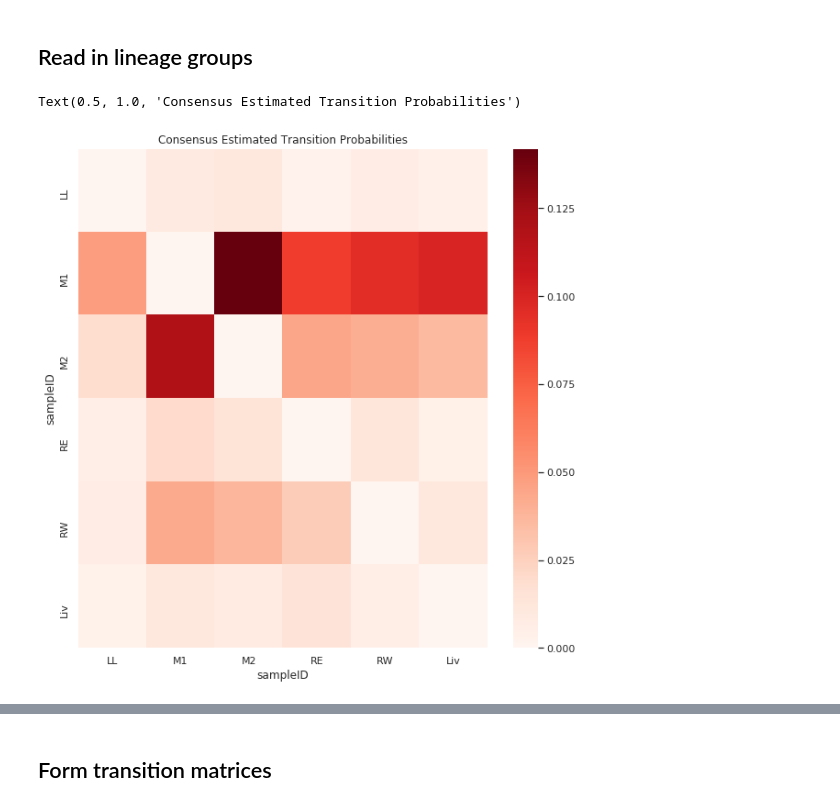
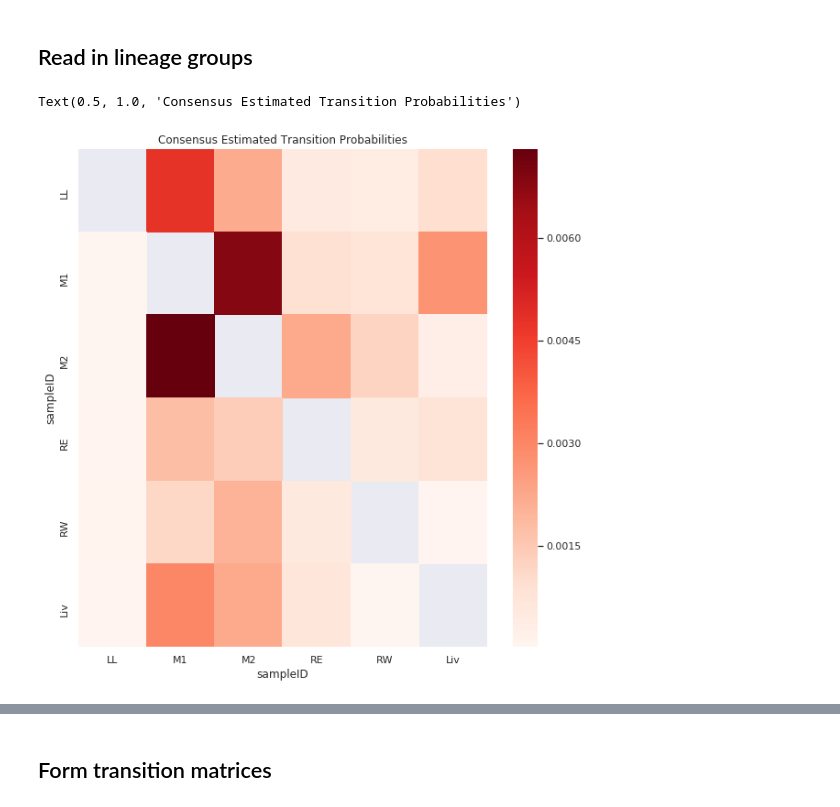
Before and after one commit to mattjones315/MetastasisTracing, a Jupyter notebook: infer_transition_matrices.ipynb, the cells around one changed output, grey strips where cells are left out. Saved outputs shown, nothing was run; the diff lists cells and outputs as text; code cells hidden in the pictures.

Commit message:
added nn-allele calc & new metastatic transition alg

```diff
--- a/infer_transition_matrices.ipynb
+++ b/infer_transition_matrices.ipynb
@@ -165,17 +252,16 @@ def compute_transitions(t, meta):
 # %%
-t = nx.balanced_tree(2, 3, create_using=nx.DiGraph)
+t = nx.balanced_tree(2,3, create_using=nx.DiGraph())
 
-rndict = {}
+rndict={}
 for n in t.node:
     nn = Node(n, [])
     rndict[n] = nn
+
 t = nx.relabel_nodes(t, rndict)
 
-label_dict = {7: 'HH', 8: 'LL', 9: 'LL', 10: 'MM', 11: 'MM', 12: 'HH', 13: 'HH', 14: 'HH'}
+label_dict = {7: 'H', 8: 'G', 9: 'G', 10: 'M', 11: 'L', 12: 'M', 13: 'L', 14: 'M'}
 
 meta = pd.DataFrame.from_dict(label_dict, orient='index')
-
-#LARR = np.zeros((len(t.nodes()), len(meta.iloc[:,0].unique())))
 
 root = [n for n in t if t.in_degree(n) == 0][0]
 t = ctp.assign_labels(t, meta.iloc[:,0])
@@ -193,10 +279,7 @@ label_to_j = dict(zip(possible_labels, range(len(possible_labels))))
 
 t = reconcile_fitch(t)
 
-# LARR = count_opt_solutions(t, possible_labels, node_to_i, label_to_j)
 
-# C = count_num_transitions(t, LARR, possible_labels, node_to_i, label_to_j)
+L = count_opt_solutions(t, possible_labels, node_to_i, label_to_j)
 
-# for s1 in possible_labels:
-#     for s2 in possible_labels:
-#         print(s1, s2, np.sum(C[node_to_i[root], :, label_to_j[s1], label_to_j[s2]]))
+compute_transitions(t, meta.iloc[:,0])
@@ -384,38 +374,40 @@ for tree_dir in os.listdir(home_dir):
             # print(lg)
             continue
 # %%
-lg1 = lg_to_tree[1].get_network()
+lg1 = lg_to_tree[19].get_network()
 count_arr = ctp.compute_transitions(lg1, lg_meta['sampleID'])
 
+# row_sums = count_arr.sum(axis=1)
+# count_arr /= row_sums[:, np.newaxis]
 count_arr /= np.sum(count_arr.values)
-
+np.fill_diagonal(count_arr.values, np.nan)
 cmap = matplotlib.cm.RdBu
 cmap.set_bad("white", 1.)
 h = plt.figure(figsize=(10, 10))
 sns.heatmap(count_arr.loc[['LL', "M1", "M2", "RE", 'RW', "Liv"], ['LL', "M1", "M2", "RE", 'RW', "Liv"]], mask = np.fill_diagonal(np.zeros(count_arr.shape), 1), cmap="Reds")
 plt.ylabel("sampleID")
 plt.xlabel("sampleID")
 plt.title("Consensus Estimated Transition Probabilities")
 
 # lg1 = ctp.assign_labels(lg1,lg_meta['sampleID'])
 # possible_labels = lg_meta['sampleID'].unique()
 
 # C = sankoff_parsimony.sankoff(lg1, possible_labels=possible_labels)
 # # print(C)
 # pars = np.amin(C[0,:])
 # print(pars)
 
 # root = [n for n in lg1 if lg1.in_degree(n) == 0][0]
 
 # bfs_postorder = [root]
 # for e0, e1 in nx.bfs_edges(lg1, root):
 #     bfs_postorder.append(e1)
 
 # node_to_i = dict(zip(bfs_postorder, range(len(lg1.nodes))))
 # label_to_j = dict(zip(possible_labels, range(len(possible_labels))))
 
 # num_sol, t_mat = count_opt_solutions(lg1, C, root, node_to_i, label_to_j, t_mat = np.zeros((C.shape[1], C.shape[1])))
 # print(t_mat / (pars * num_sol))
 # %% [output]
 Text(0.5, 1.0, 'Consensus Estimated Transition Probabilities')
-[figure, old version]
+[figure, new version]
```
Also changed, not shown: parts of 11 cells of this notebook, 7 other files.
